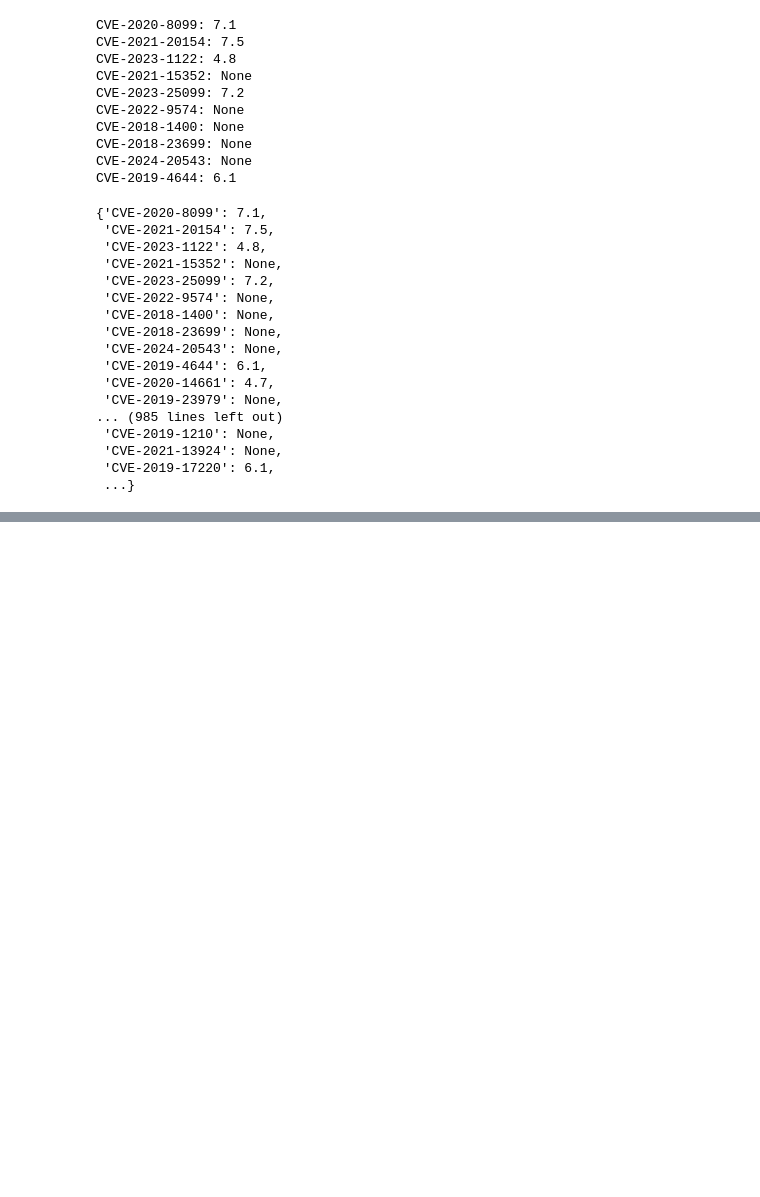
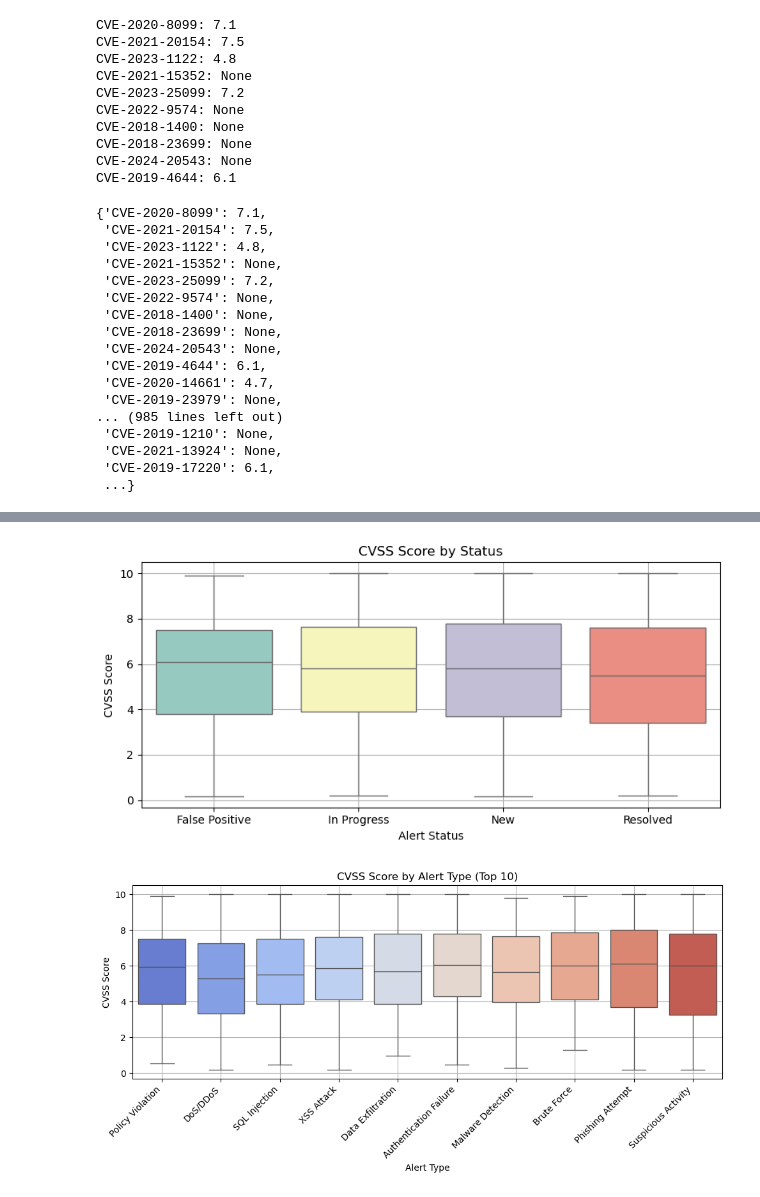
Before and after one commit to anasselbasra/End-to-End-Modeling-of-Cybersecurity-Alerts, a Jupyter notebook: body.ipynb, the cells around one changed output, grey strips where cells are left out. Cells and saved outputs as stored; diff of their text form; code cells hidden in the pictures; blank space fills up the shorter version.

```diff
--- a/body.ipynb
+++ b/body.ipynb
@@ -494,0 +555,26 @@ df[["cvss", "cvss_source"]] = df.apply(cvss_score_and_source, axis=1)
+# %%
+# 4. Relation entre CVSS et status
+plt.figure(figsize=(8, 4))
+sns.boxplot(data=df[df["cvss"].notna()], x="status", y="cvss", palette="Set3")
+plt.title("CVSS Score by Status")
+plt.xlabel("Alert Status")
+plt.ylabel("CVSS Score")
+plt.grid(True)
+plt.tight_layout()
+plt.show()
+
+# 5. Relation entre CVSS et alert_type (top 10 uniquement)
+top_10_alert_types = df["alert_type"].value_counts().nlargest(10).index
+plt.figure(figsize=(10, 5))
+sns.boxplot(data=df[df["alert_type"].isin(top_10_alert_types) & df["cvss"].notna()],
+            x="alert_type", y="cvss", palette="coolwarm")
+plt.title("CVSS Score by Alert Type (Top 10)")
+plt.xticks(rotation=45, ha="right")
+plt.xlabel("Alert Type")
+plt.ylabel("CVSS Score")
+plt.grid(True)
+plt.tight_layout()
+plt.show()
+# %% [output]
+[figure, added]
+[figure, added]
```
Also changed, not shown: parts of 36 cells of this notebook.
